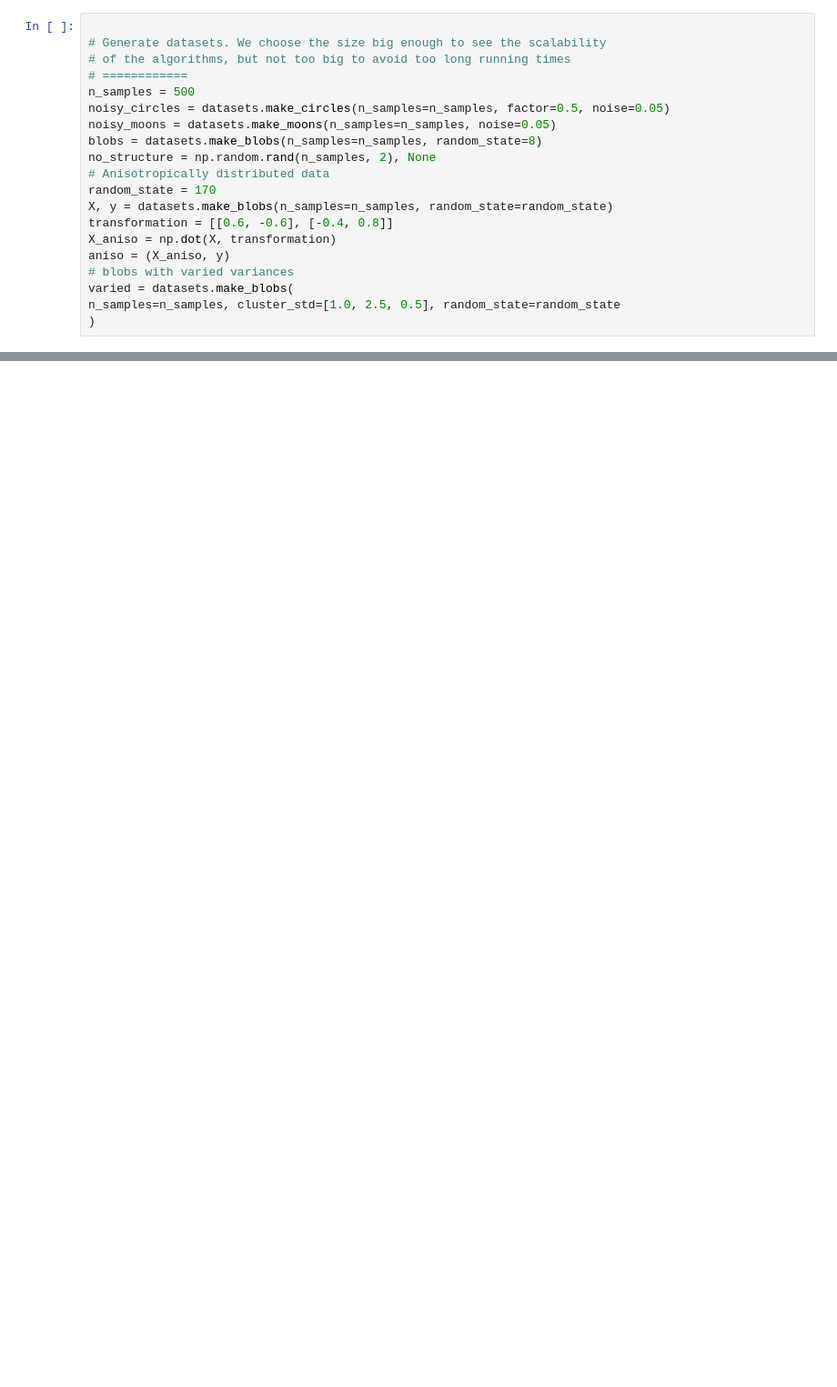
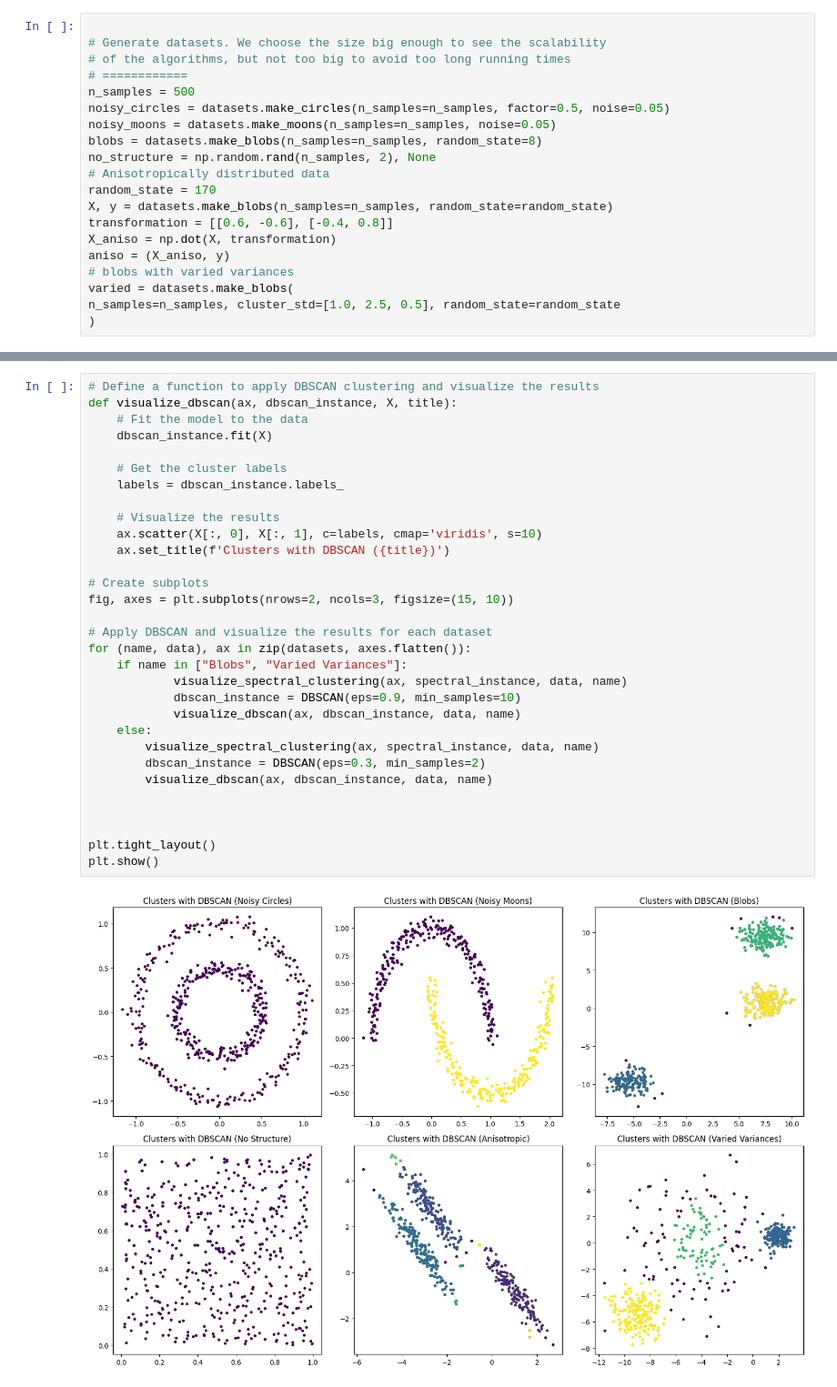
Before and after one commit to emarevalog/machine_learning_2, a Jupyter notebook: Task/Task_1/lab2.ipynb, the cells around one changed output, grey strips where cells are left out. Shown at 91% size. Saved outputs shown, nothing was run; the diff lists cells and outputs as text; blank space fills up the shorter version.

```diff
--- a/Task/Task_1/lab2.ipynb
+++ b/Task/Task_1/lab2.ipynb
@@ -130,0 +282,33 @@ plt.show()
+# %%
+# Define a function to apply DBSCAN clustering and visualize the results
+def visualize_dbscan(ax, dbscan_instance, X, title):
+    # Fit the model to the data
+    dbscan_instance.fit(X)
+
+    # Get the cluster labels
+    labels = dbscan_instance.labels_
+
+    # Visualize the results
+    ax.scatter(X[:, 0], X[:, 1], c=labels, cmap='viridis', s=10)
+    ax.set_title(f'Clusters with DBSCAN ({title})')
+
+# Create subplots
+fig, axes = plt.subplots(nrows=2, ncols=3, figsize=(15, 10))
+
+# Apply DBSCAN and visualize the results for each dataset
+for (name, data), ax in zip(datasets, axes.flatten()):
+    if name in ["Blobs", "Varied Variances"]:
+            visualize_spectral_clustering(ax, spectral_instance, data, name)
+            dbscan_instance = DBSCAN(eps=0.9, min_samples=10)
+            visualize_dbscan(ax, dbscan_instance, data, name)
+    else:
+        visualize_spectral_clustering(ax, spectral_instance, data, name)
+        dbscan_instance = DBSCAN(eps=0.3, min_samples=2)
+        visualize_dbscan(ax, dbscan_instance, data, name)
+
+
+
+plt.tight_layout()
+plt.show()
+# %% [output]
+[figure, added]
```
Also changed, not shown: parts of 14 cells of this notebook.
